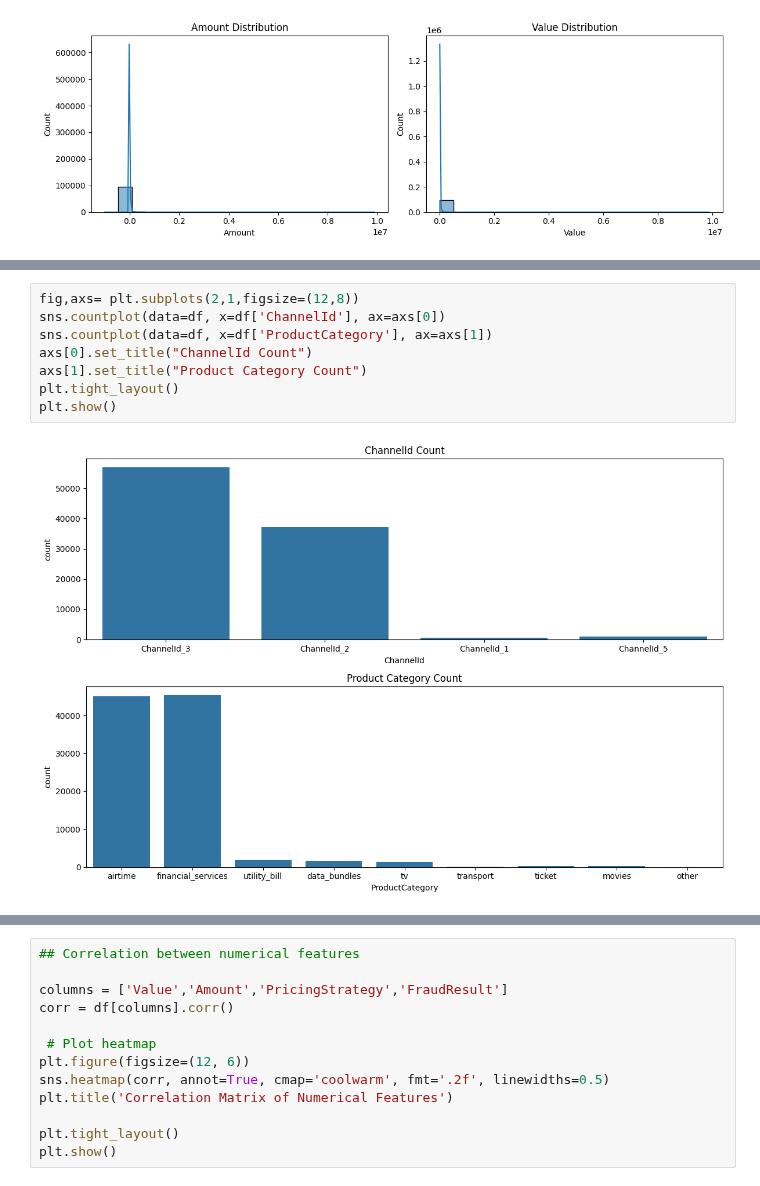
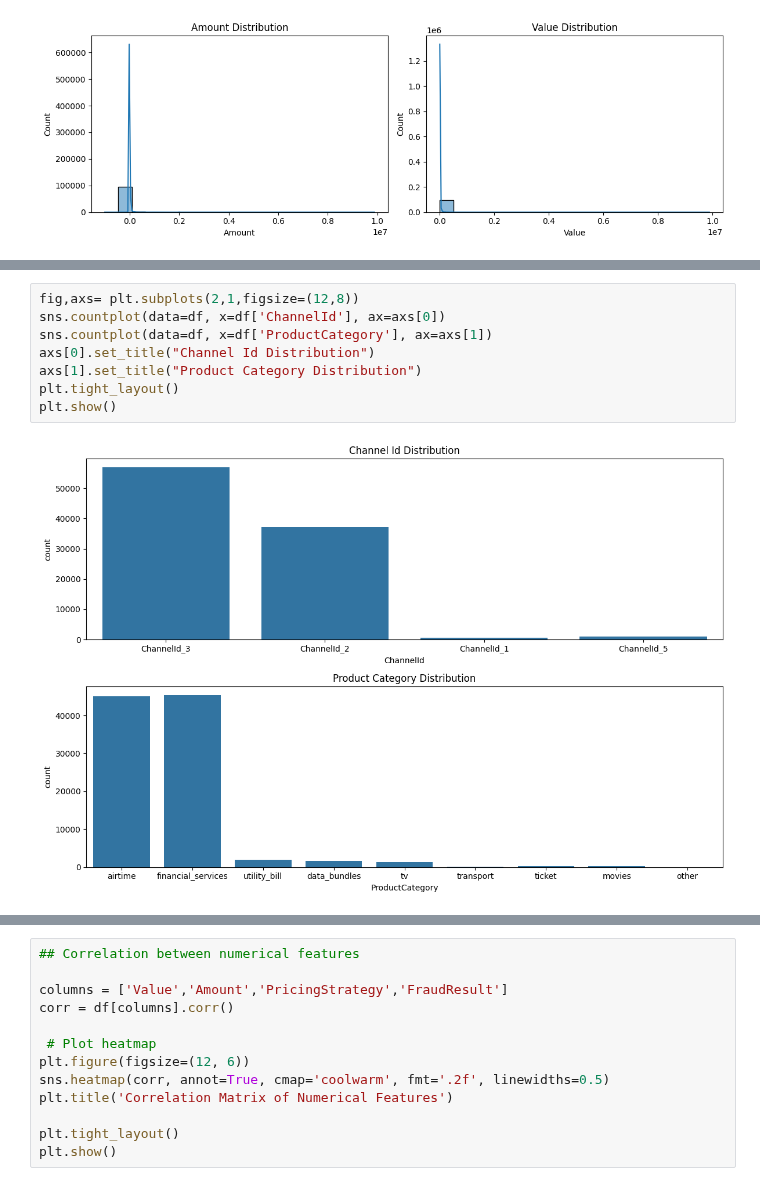
Before and after one commit to wastb/Credit-Risk-and-Scoring, a Jupyter notebook: notebooks/data_exploration.ipynb, the cells around one changed output, grey strips where cells are left out. Cells and saved outputs as stored; diff of their text form.

```diff
--- a/notebooks/data_exploration.ipynb
+++ b/notebooks/data_exploration.ipynb
@@ -103,10 +106,10 @@ plt.show()
 # %%
 fig,axs= plt.subplots(2,1,figsize=(12,8))
 sns.countplot(data=df, x=df['ChannelId'], ax=axs[0])
 sns.countplot(data=df, x=df['ProductCategory'], ax=axs[1])
-axs[0].set_title("ChannelId Count")
-axs[1].set_title("Product Category Count")
+axs[0].set_title("Channel Id Distribution")
+axs[1].set_title("Product Category Distribution")
 plt.tight_layout()
 plt.show()
 # %% [output]
-[figure, old version]
+[figure, new version]
```
Also changed, not shown: parts of 21 cells of this notebook.
